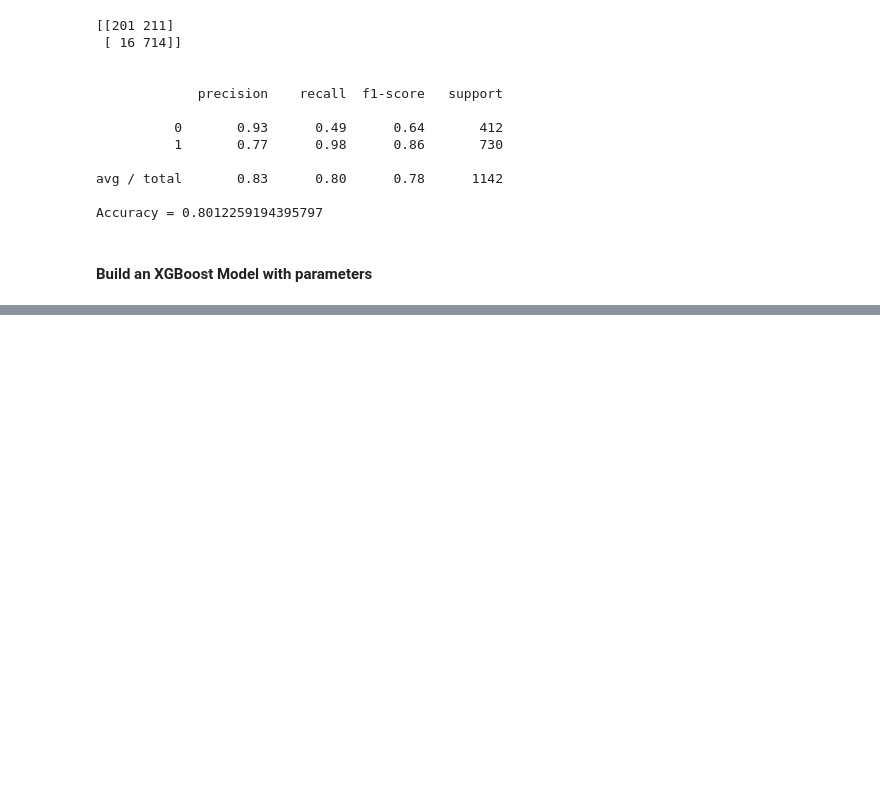
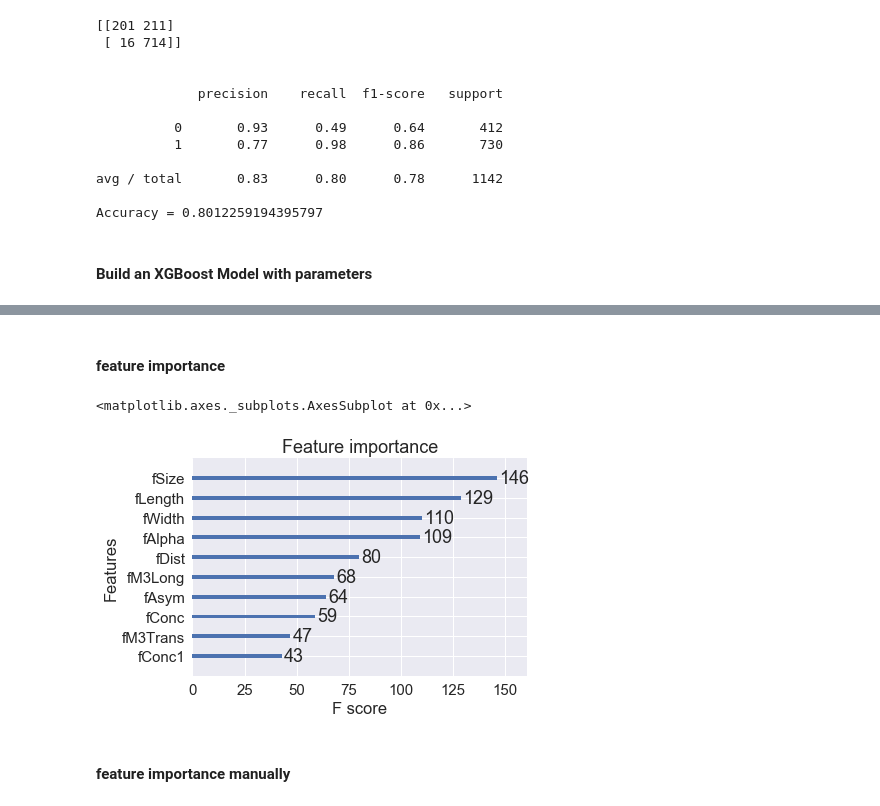
Before and after one commit to rpkay/Data-Science-Notes, a Jupyter notebook: Code/Xgboost.ipynb, the cells around one changed output, grey strips where cells are left out. Saved outputs shown, nothing was run; the diff lists cells and outputs as text; code cells hidden in the pictures; blank space fills up the shorter version.

Commit message:
Day12
Xgboost with hyper parameter tuning using grid search

```diff
--- a/Code/Xgboost.ipynb
+++ b/Code/Xgboost.ipynb
@@ -164,0 +174,10 @@ precision_score(y_test, best_preds, average='macro')
+# %%
+cv_params = {'learning_rate': [0.1, 0.01], 'subsample': [0.7,0.8,0.9]}
+ind_params = {'n_estimators': 1000, 'seed':0, 'colsample_bytree': 0.8,
+             'objective': 'binary:logistic', 'max_depth': 3, 'min_child_weight': 1}
+
+
+optimized_GBM = GridSearchCV(xgb.XGBClassifier(**ind_params),
+                            cv_params,
+                             scoring = 'accuracy', cv = 5, n_jobs = -1)
+optimized_GBM.fit(X_train, y_train)
@@ -164,0 +207,2 @@ precision_score(y_test, best_preds, average='macro')
+# %%
+xgdmat = xgb.DMatrix(X_train, y_train)
@@ -164,0 +226,18 @@ precision_score(y_test, best_preds, average='macro')
+# %%
+our_params = {'eta': 0.1, 'seed':0, 'subsample': 0.8, 'colsample_bytree': 0.8,
+             'objective': 'binary:logistic', 'max_depth':3, 'min_child_weight':1}
+
+final_gb = xgb.train(our_params, xgdmat, num_boost_round = 128)
+# %% [markdown]
+#### feature importance
+# %%
+%matplotlib inline
+import seaborn as sns
+sns.set(font_scale = 1.5)
+# %%
+xgb.plot_importance(final_gb)
+# %% [output]
+<matplotlib.axes._subplots.AxesSubplot at 0x...>
+[figure, added]
+# %% [markdown]
+#### feature importance manually
```
Also changed, not shown: parts of 24 cells of this notebook.
